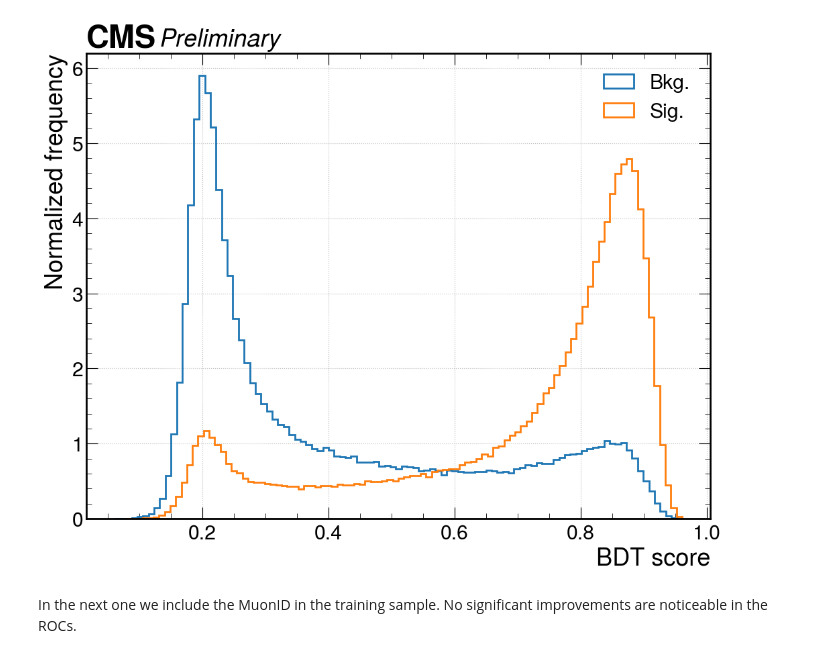
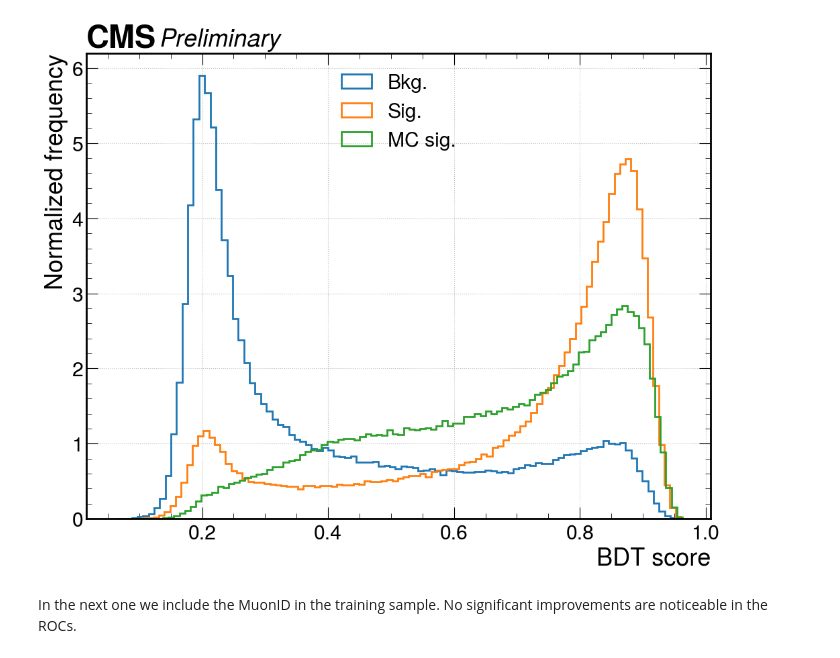
Before and after one commit to ludomori99/Darkphotons_Run3, a Jupyter notebook: BDT/view_training.ipynb, the cells around one changed output. Saved outputs shown, nothing was run; the diff lists cells and outputs as text; code cells hidden in the pictures.

```diff
--- a/BDT/view_training.ipynb
+++ b/BDT/view_training.ipynb
@@ -25,6 +28,6 @@ loading successful
 # %%
 Y_tree = Trainer("Y", 'tree_standard')
-Y_tree.complete_load()
-Y_tree.plot_model()
+Y_tree.complete_load(include_MC=True)
+Y_tree.plot_model(plot_training=False,plot_MC=True)
 # %% [output]
 Start loading data
@@ -32,8 +37,8 @@ Successfully imported data file /data/submit/mori25/dark_photons_ludo/DimuonTree
 Defined training and evaluation datasets
 
 loading model  /work/submit/mori25/Darkphotons_ludo/BDT/trained_models/tree_standard_Y.json
 loading successful
-[figure, old version]
+[figure, new version]
 # %% [markdown]
 In the next one we include the MuonID in the training sample. No significant improvements are noticeable in the ROCs.
 # %%
```
Also changed, not shown: parts of 22 cells of this notebook, 5 other files.
